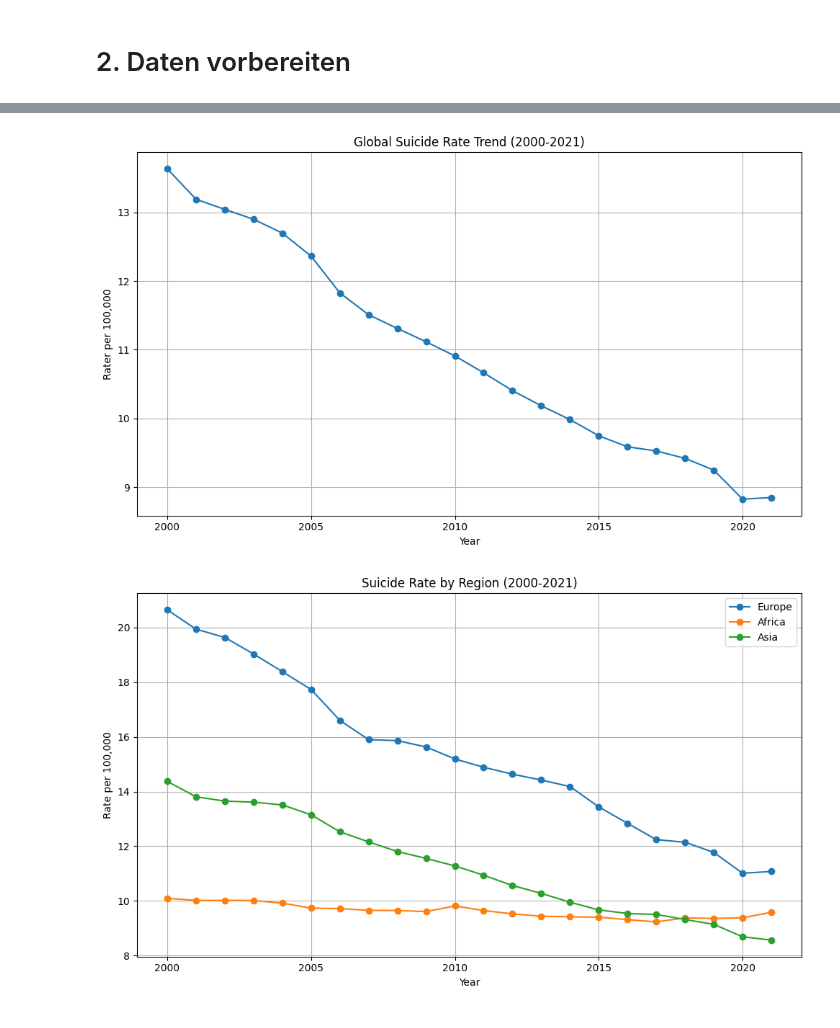
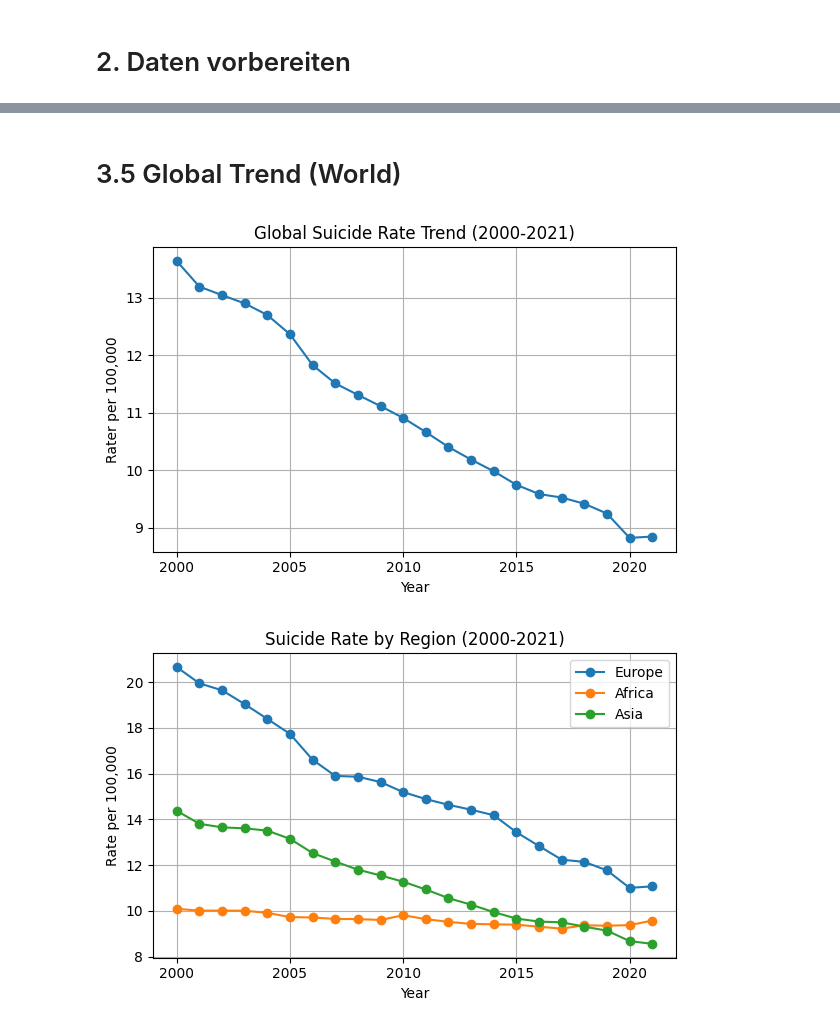
Before and after one commit to Segerlen/Python-LN2, a Jupyter notebook: Leistungnachweis_Suizidrate.ipynb, the cells around one changed output, grey strips where cells are left out. Cells and saved outputs as stored; diff of their text form; code cells hidden in the pictures.

Commit message:
Added more plots

```diff
--- a/Leistungnachweis_Suizidrate.ipynb
+++ b/Leistungnachweis_Suizidrate.ipynb
@@ -24,5 +24,6 @@ import plotly.express as px
 # %%
 # loading the dataset
 
-file_path = "suicide_rate.csv"
-df = pd.read_csv(file_path)
+df = pd.read_csv('suicide_rate.csv', skiprows=1,
+                 names=['Entity','Code','Year','Age-standardized death rate from self-harm among both sexes'])
+df.head()
@@ -29,8 +37,8 @@ df = pd.read_csv(file_path)
 # %% [markdown]
 # 2. Daten vorbereiten
 # %%
-# Rename column sfor easier access
-df.columns = ["Entity", "Code", "Year", "Rate"]
+# Rename columns for easier access
+df.columns = ["Entity", "Code", "Year", "Death Rate"]
 # %%
 # Convert Year to integer and Rate to numeric
 df["Year"] = df["Year"].astype(int)
@@ -56,32 +185,32 @@ dtype: object
+# %% [markdown]
+# 3.5 Global Trend (World)
 # %%
 world_data = df[df["Entity"]=="World"]
-plt.figure(figsize=(10, 6))
-plt.plot(world_data["Year"], world_data["Rate"], marker="o")
+plt.figure(figsize=(6, 4))
+plt.plot(world_data["Year"], world_data["Death Rate"], marker="o")
 plt.title("Global Suicide Rate Trend (2000-2021)")
 plt.xlabel("Year")
 plt.ylabel("Rater per 100,000")
 plt.grid(True)
 plt.tight_layout()
-plt.savefig("global_trend.png")
 # %% [output]
-[figure, old version]
+[figure, new version]
 # %%
 # Vergleich von Regionen (Europa, Afrika, Asien)
 regions = ["Europe", "Africa", "Asia"]
 region_data = df[df["Entity"].isin(regions)]
-plt.figure(figsize=(10, 6))
+plt.figure(figsize=(6, 4))
 for region in regions:
     subset = region_data[region_data["Entity"] == region]
-    plt.plot(subset["Year"], subset["Rate"], marker="o", label=region)
+    plt.plot(subset["Year"], subset["Death Rate"], marker="o", label=region)
 plt.title("Suicide Rate by Region (2000-2021)")
 plt.xlabel("Year")
 plt.ylabel("Rate per 100,000")
 plt.legend()
 plt.grid(True)
 plt.tight_layout()
-plt.savefig("region_comparison.png")
 # %% [output]
-[figure, old version]
+[figure, new version]
 # %%
 # Top-10 Länder basierend auf 2021 ermitteln
 data_2021 = df[(df["Year"] == 2021) & (~df["Entity"].isin(["World", "Africa", "Europe", "Asia", "Oceania", "North America", "South America"]))]
```
Also changed, not shown: parts of 30 cells of this notebook, 12 other files.
